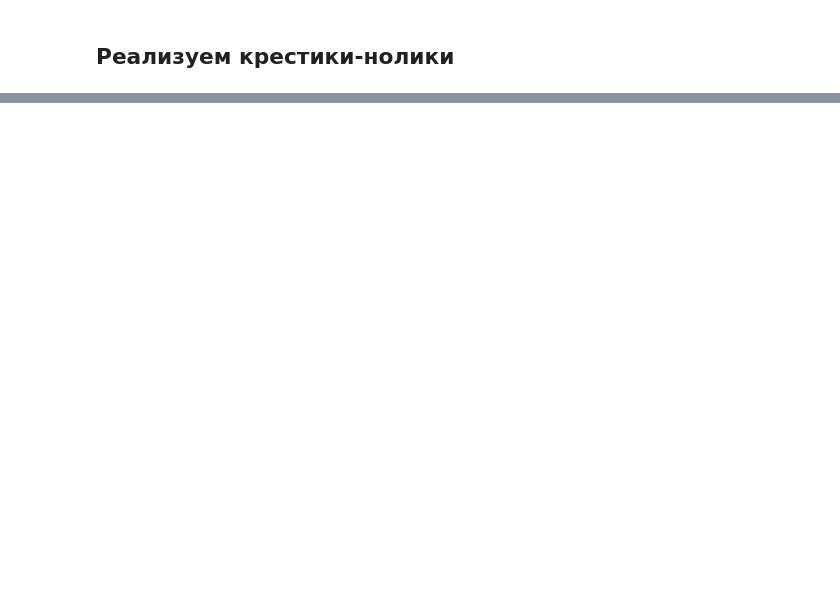
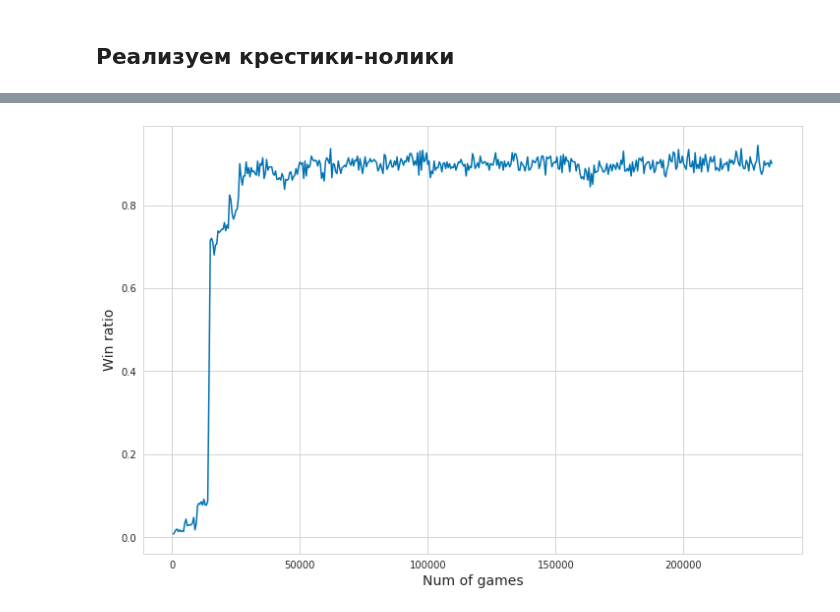
Before and after one commit to alcahir/MADE_Advanced_ML, a Jupyter notebook: RL/TicTacToe.ipynb, the cells around one changed output, grey strips where cells are left out. Cells and saved outputs as stored; diff of their text form; code cells hidden in the pictures; blank space fills up the shorter version.

```diff
--- a/RL/TicTacToe.ipynb
+++ b/RL/TicTacToe.ipynb
@@ -444,0 +438,9 @@ class QNetwork(nn.Module):
+# %%
+import torch
+from torch import nn
+from torch.nn import functional as F
+from torch.autograd import Variable
+from torch.optim import Adam
+from collections import deque
+
+DEVICE = "cpu" if not torch.cuda.is_available() else "cuda"
@@ -444,0 +587,8 @@ class QNetwork(nn.Module):
+# %%
+%%time
+N_ROWS, N_COLS = 3, 3
+BATCH_SIZE = 256
+GAMMA = 0.9
+env = TicTacToe(n_rows=N_ROWS, n_cols=N_COLS, n_win=3)
+player = DQN(N_ROWS * N_COLS)
+games = play(env, player, 1, 50, 5000, 1000)
@@ -444,0 +616,16 @@ class QNetwork(nn.Module):
+# %%
+width = 500
+ind = [i * width for i in range(1, len(games) // width)]
+avgs = []
+for i in ind:
+    sub = games[i - width:i]
+    avg = sum(1 for x in sub if x == 1) / width
+    avgs.append(avg)
+
+plt.figure(figsize=(12,8))
+plt.plot(ind, avgs)
+plt.xlabel("Num of games", fontsize=14)
+plt.ylabel("Win ratio", fontsize=14 )
+plt.show()
+# %% [output]
+[figure, added]
```
Also changed, not shown: parts of 32 cells of this notebook.
